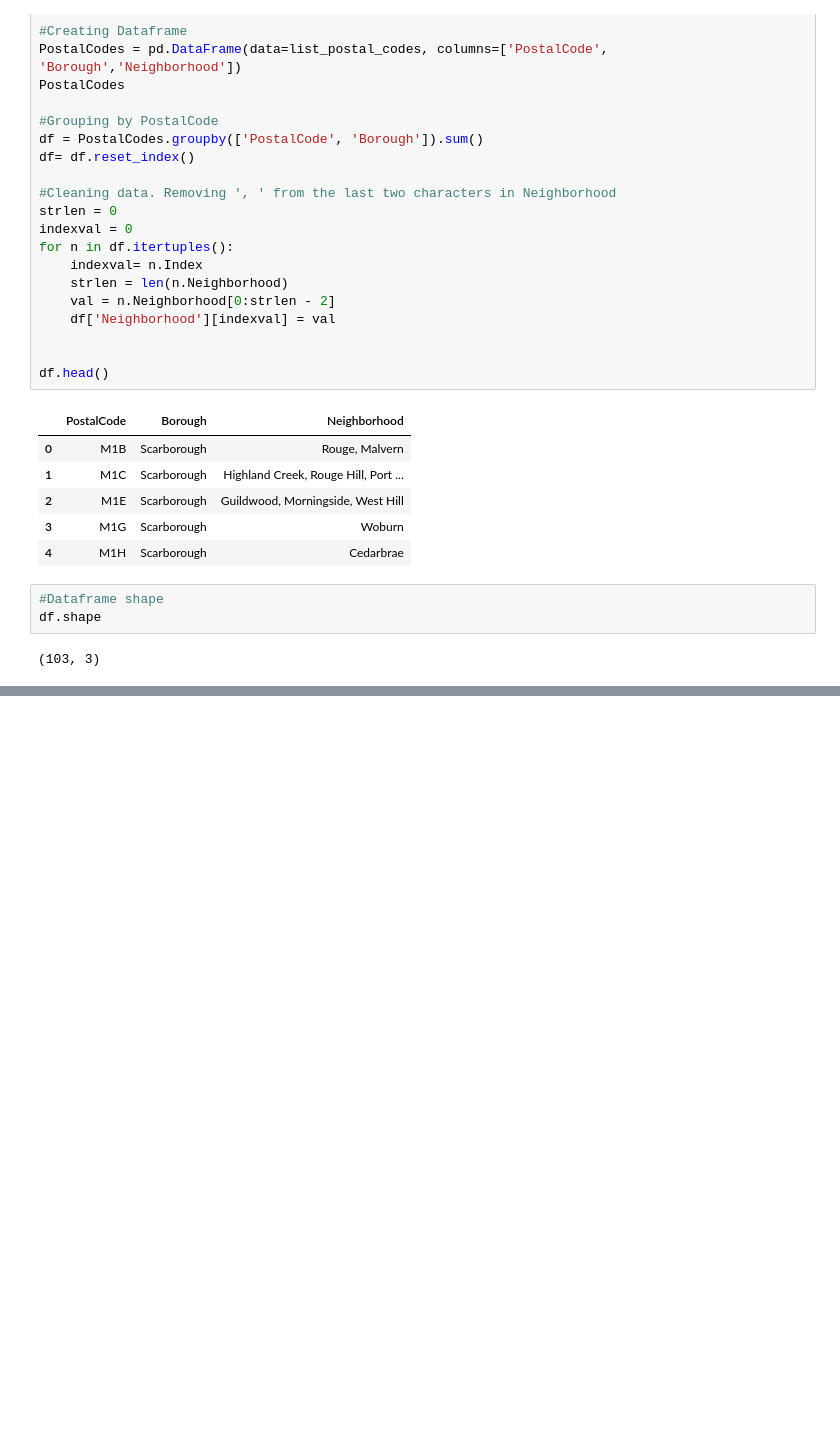
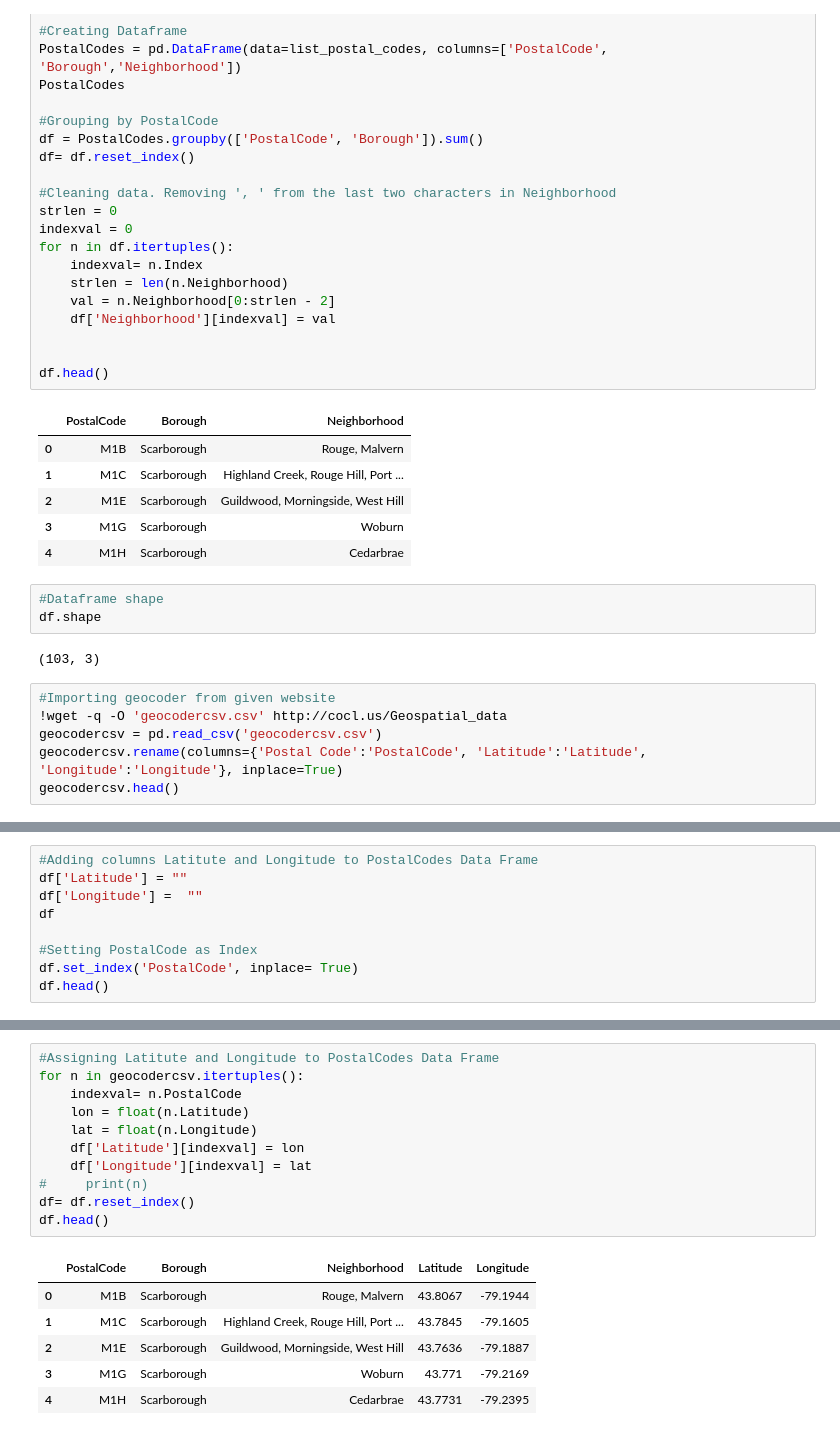
Before and after one commit to diegoarmaca/Coursera_Capstone, a Jupyter notebook: Segmenting and Clustering Neighborhoods in Toronto.ipynb, the cells around one changed output, grey strips where cells are left out. Cells and saved outputs as stored; diff of their text form; blank space fills up the shorter version.

```diff
--- a/Segmenting and Clustering Neighborhoods in Toronto.ipynb
+++ b/Segmenting and Clustering Neighborhoods in Toronto.ipynb
@@ -78,3 +78,9 @@ df.head()
 df.shape
 # %% [output]
 (103, 3)
+# %%
+#Importing geocoder from given website
+!wget -q -O 'geocodercsv.csv' http://cocl.us/Geospatial_data
+geocodercsv = pd.read_csv('geocodercsv.csv')
+geocodercsv.rename(columns={'Postal Code':'PostalCode', 'Latitude':'Latitude', 'Longitude':'Longitude'}, inplace=True)
+geocodercsv.head()
@@ -80,0 +94,9 @@ df.shape
+# %%
+#Adding columns Latitute and Longitude to PostalCodes Data Frame
+df['Latitude'] = ""
+df['Longitude'] =  ""
+df
+
+#Setting PostalCode as Index
+df.set_index('PostalCode', inplace= True)
+df.head()
@@ -80,0 +111,18 @@ df.shape
+# %%
+#Assigning Latitute and Longitude to PostalCodes Data Frame
+for n in geocodercsv.itertuples():
+    indexval= n.PostalCode
+    lon = float(n.Latitude)
+    lat = float(n.Longitude)
+    df['Latitude'][indexval] = lon
+    df['Longitude'][indexval] = lat
+#     print(n)
+df= df.reset_index()
+df.head()
+# %% [output]
+|  | PostalCode | Borough | Neighborhood | Latitude | Longitude |
+| 0 | M1B | Scarborough | Rouge, Malvern | 43.8067 | -79.1944 |
+| 1 | M1C | Scarborough | Highland Creek, Rouge Hill, Port ... | 43.7845 | -79.1605 |
+| 2 | M1E | Scarborough | Guildwood, Morningside, West Hill | 43.7636 | -79.1887 |
+| 3 | M1G | Scarborough | Woburn | 43.771 | -79.2169 |
+| 4 | M1H | Scarborough | Cedarbrae | 43.7731 | -79.2395 |
```
Also changed, not shown: parts of 7 cells of this notebook.
